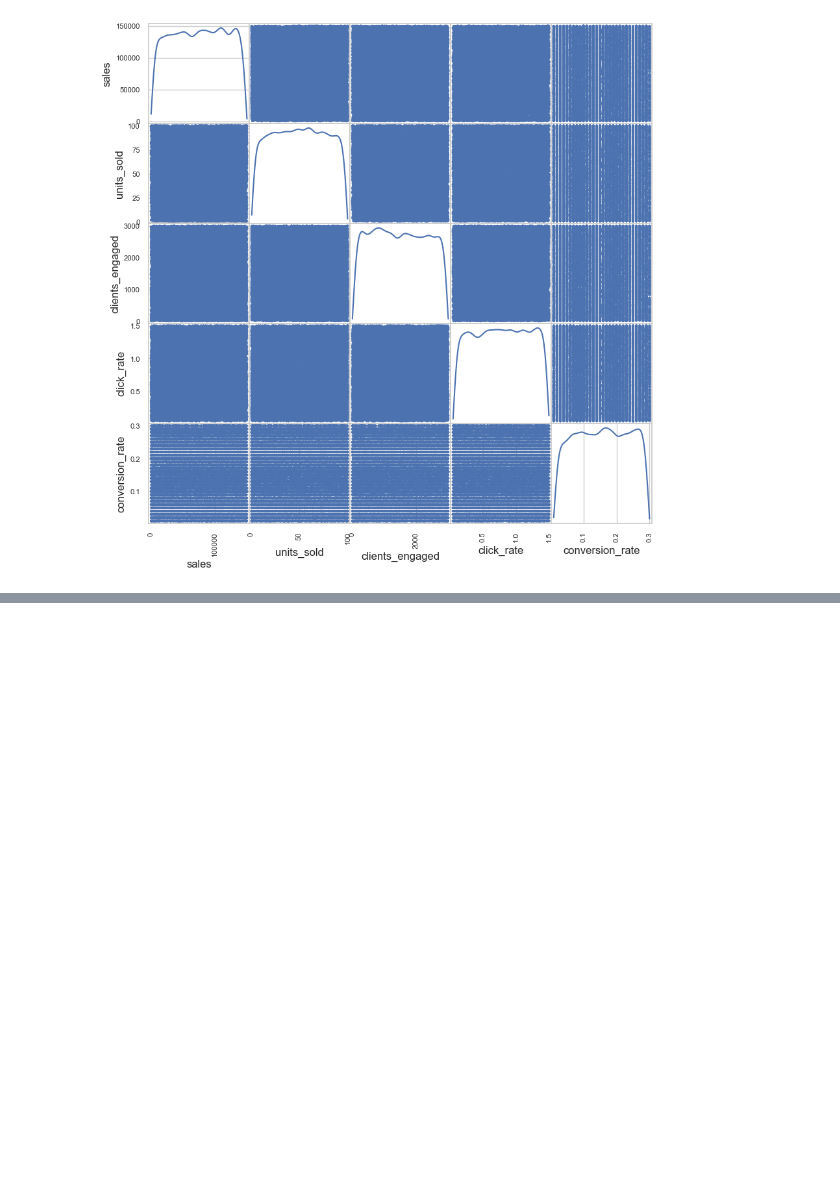
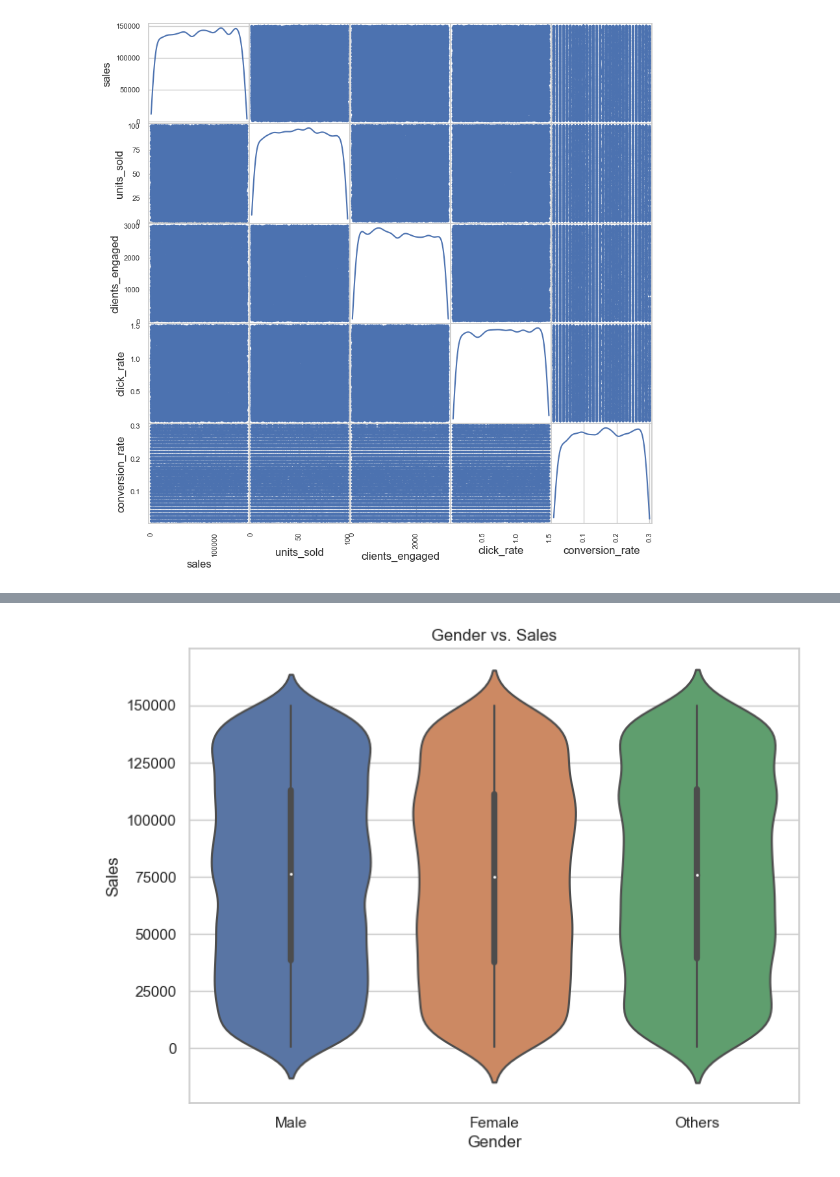
Before and after one commit to OUM124/Analysis-of-the-Campaign-Marketing, a Jupyter notebook: train_test_exploration.ipynb, the cells around one changed output, grey strips where cells are left out. Saved outputs shown, nothing was run; the diff lists cells and outputs as text; code cells hidden in the pictures; blank space fills up the shorter version.

```diff
--- a/train_test_exploration.ipynb
+++ b/train_test_exploration.ipynb
@@ -697,0 +713,9 @@ array([[<Axes: xlabel='sales', ylabel='sales'>,
+# %%
+plt.figure(figsize=(8, 6))
+sns.violinplot(x='gender', y='sales', data=data)
+plt.title('Gender vs. Sales')
+plt.xlabel('Gender')
+plt.ylabel('Sales')
+plt.show()
+# %% [output]
+[figure, added]
```
Also changed, not shown: parts of 9 cells of this notebook.
